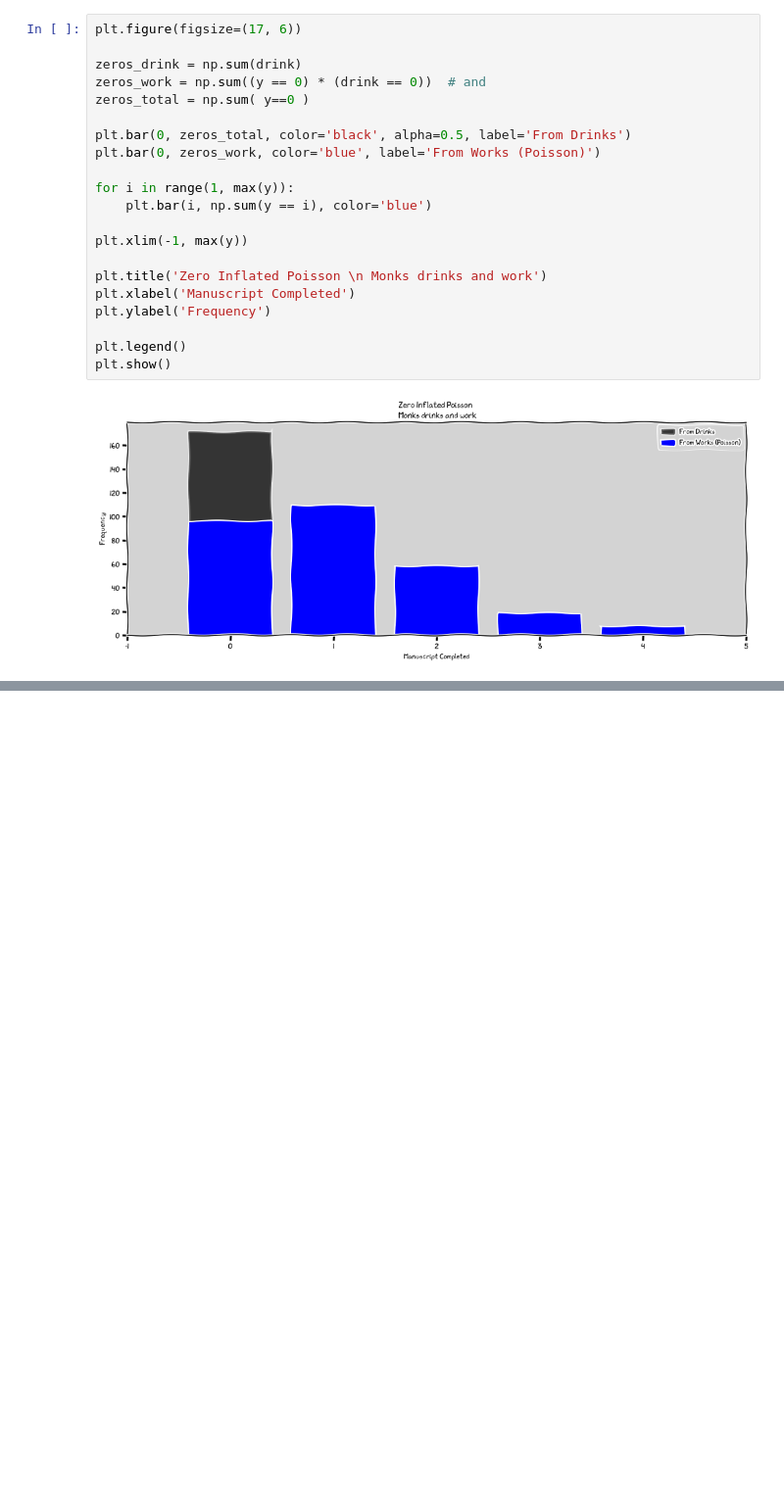
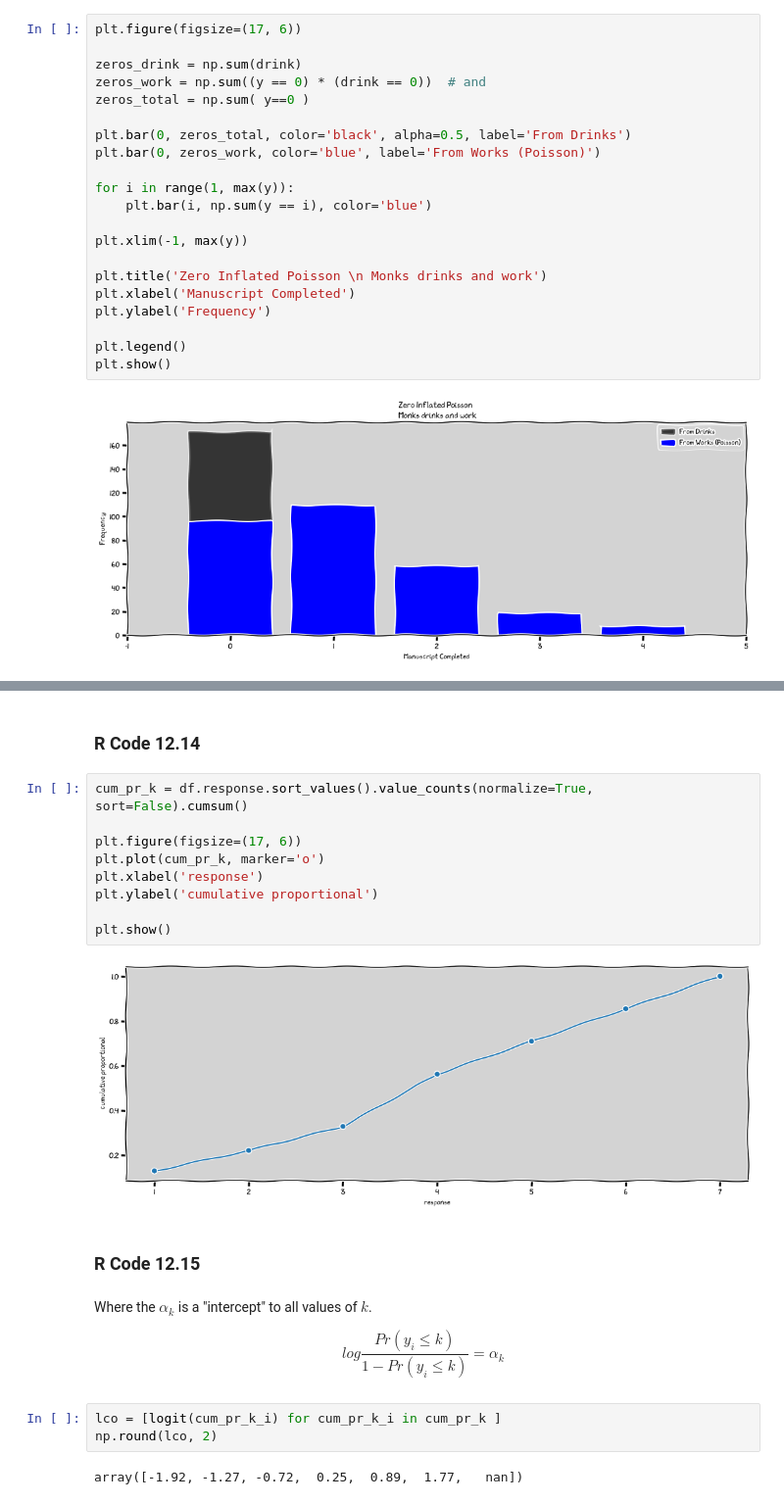
Before and after one commit to rodolphomacedo/statistical_rethinking_pt_BR, a Jupyter notebook: parte_12.ipynb, the cells around one changed output, grey strips where cells are left out. Shown at 98% size. Saved outputs shown, nothing was run; the diff lists cells and outputs as text; blank space fills up the shorter version.

Commit message:
update: Finished 12.3.2 model ordered distribution without intercepts

```diff
--- a/parte_12.ipynb
+++ b/parte_12.ipynb
@@ -879,0 +913,24 @@ Results:
+# %% [markdown]
+### R Code 12.14
+# %%
+cum_pr_k = df.response.sort_values().value_counts(normalize=True, sort=False).cumsum()
+
+plt.figure(figsize=(17, 6))
+plt.plot(cum_pr_k, marker='o')
+plt.xlabel('response')
+plt.ylabel('cumulative proportional')
+
+plt.show()
+# %% [output]
+[figure, added]
+# %% [markdown]
+### R Code 12.15
+# %% [markdown]
+Where the $\alpha_k$ is a "intercept" to all values of $k$.
+
+$$ log \frac{Pr(y_i \leq k)}{1 - Pr(y_i \leq k)} = \alpha_k $$
+# %%
+lco = [logit(cum_pr_k_i) for cum_pr_k_i in cum_pr_k ]
+np.round(lco, 2)
+# %% [output]
+array([-1.92, -1.27, -0.72,  0.25,  0.89,  1.77,   nan])
```
Also changed, not shown: parts of 39 cells of this notebook, 1 other file.
